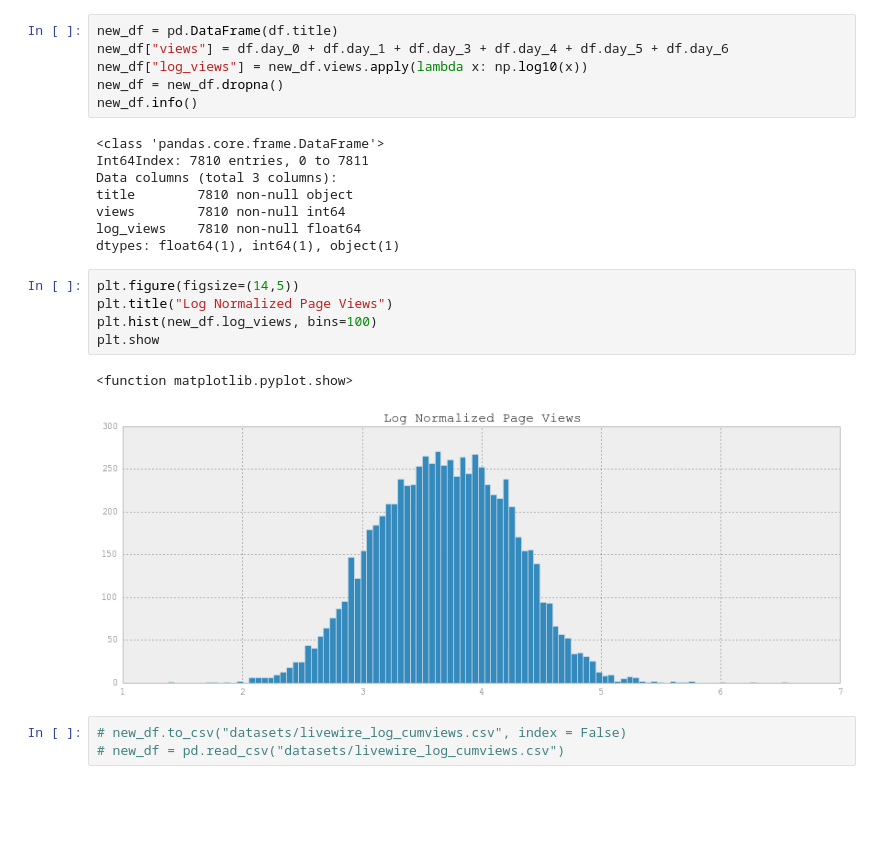
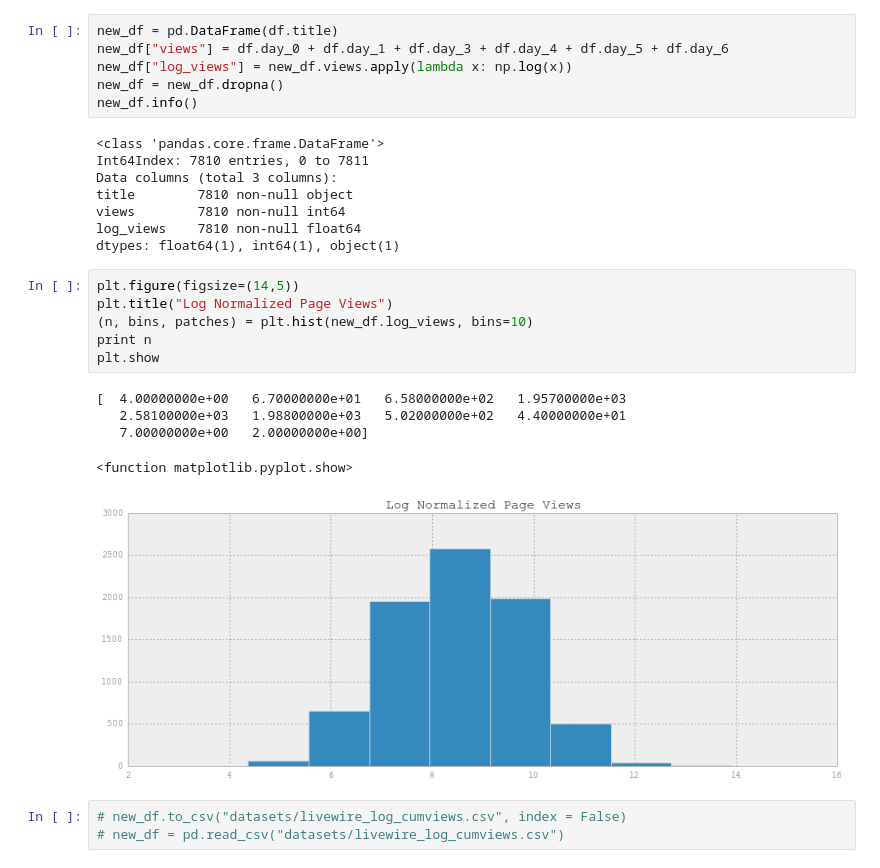
Before and after one commit to Eric-Xu/headline_ctr_prediction, a Jupyter notebook: partii_modeling.ipynb, the cells around one changed output. Saved outputs shown, nothing was run; the diff lists cells and outputs as text; blank space fills up the shorter version.

```diff
--- a/partii_modeling.ipynb
+++ b/partii_modeling.ipynb
@@ -24,7 +35,7 @@ df.head()
 # %%
 new_df = pd.DataFrame(df.title)
 new_df["views"] = df.day_0 + df.day_1 + df.day_3 + df.day_4 + df.day_5 + df.day_6
-new_df["log_views"] = new_df.views.apply(lambda x: np.log10(x))
+new_df["log_views"] = new_df.views.apply(lambda x: np.log(x))
 new_df = new_df.dropna()
 new_df.info()
 # %% [output]
@@ -38,11 +49,15 @@ dtypes: float64(1), int64(1), object(1)
 # %%
 plt.figure(figsize=(14,5))
 plt.title("Log Normalized Page Views")
-plt.hist(new_df.log_views, bins=100)
+(n, bins, patches) = plt.hist(new_df.log_views, bins=10)
+print n
 plt.show
 # %% [output]
-<function matplotlib.pyplot.show>
+[  4.00000000e+00   6.70000000e+01   6.58000000e+02   1.95700000e+03
+   2.58100000e+03   1.98800000e+03   5.02000000e+02   4.40000000e+01
+   7.00000000e+00   2.00000000e+00]
+<function matplotlib.pyplot.show>
-[figure, old version]
+[figure, new version]
 # %%
 # new_df.to_csv("datasets/livewire_log_cumviews.csv", index = False)
 # new_df = pd.read_csv("datasets/livewire_log_cumviews.csv")
```
Also changed, not shown: parts of 38 cells of this notebook, 14 other files.
